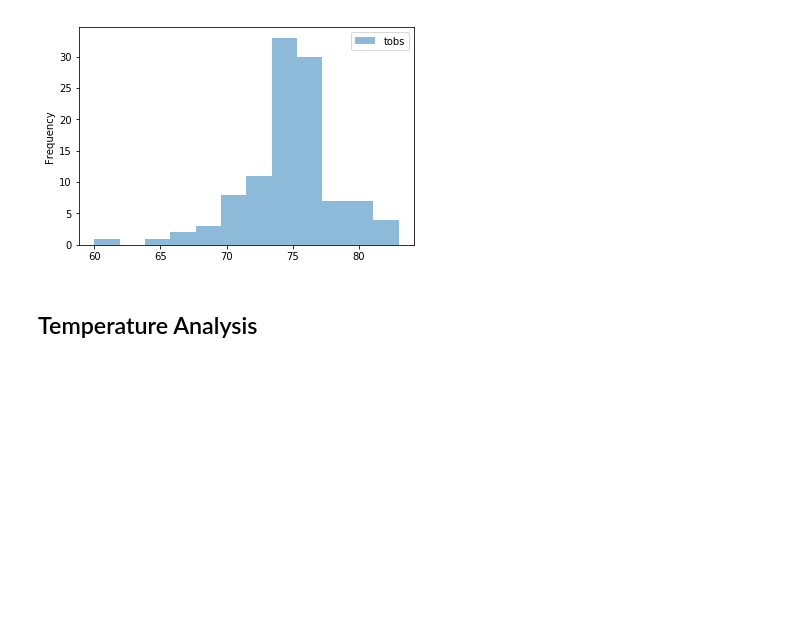
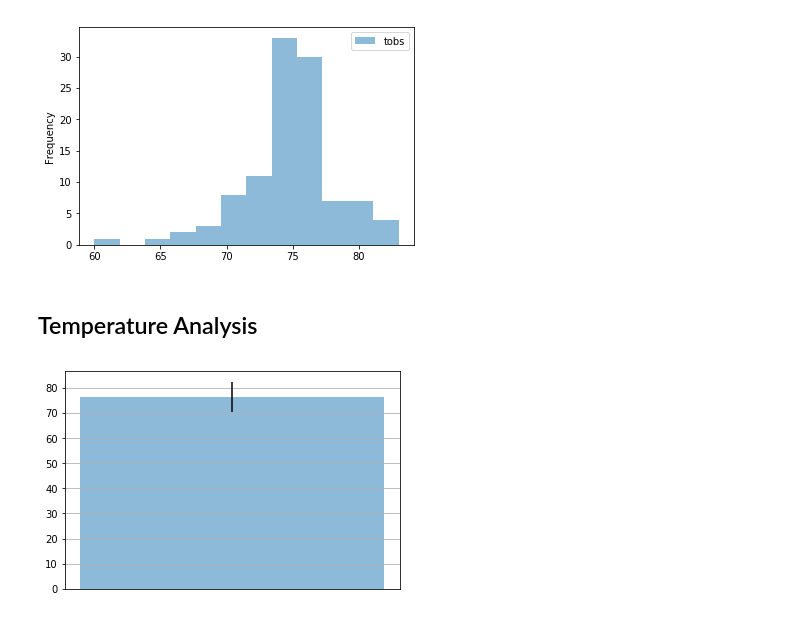
Before and after one commit to tokunami/Hawaii-hw, a Jupyter notebook: climate_analysis.ipynb, the cells around one changed output. Cells and saved outputs as stored; diff of their text form; code cells hidden in the pictures; blank space fills up the shorter version.

Commit message:
add temp analysis on part3

```diff
--- a/climate_analysis.ipynb
+++ b/climate_analysis.ipynb
@@ -150,11 +150,26 @@ tobs_past12.loc[tobs_past12['name']== highestSt].plot.hist(bins=12, alpha=0.5)
 # %%
 # Write a function called calc_temps that will accept a start date and end date in the format %Y-%m-%d and return the minimum, average, and maximum temperatures for that range of dates.
 def calc_temps(start, end):
+#     TODO format check
+    tobs_DF = pd.read_sql(session.query(Mea.date, Sta.name, Mea.tobs).filter(Mea.station == Sta.station, Mea.date > start, Mea.date < end).order_by(Mea.date).statement, session.bind)
+    return {
+        'min': tobs_DF.describe().loc[tobs_DF.describe().index=='min']['tobs'][0],
+        'avg': tobs_DF.describe().loc[tobs_DF.describe().index=='mean']['tobs'][0],
+        'max': tobs_DF.describe().loc[tobs_DF.describe().index=='max']['tobs'][0]
+    }
 # %%
+data=calc_temps('2017-05-01', '2017-05-03')
 # Use the calc_temps function to calculate the min, avg, and max temperatures for your trip using the matching dates from the previous year (i.e. use "2017-01-01" if your trip start date was "2018-01-01")
 
 # Plot the min, avg, and max temperature from your previous query as a bar chart.
-
-
 # Use the average temperature as the bar height.
 # Use the peak-to-peak (tmax-tmin) value as the y error bar (yerr).
+plt.bar(0,data['avg'],yerr=data['max']-data['min'], alpha=0.5)
+plt.xticks([1],['avg'])
+# ax=plt.subplot()
+# ax.set_ylabel('Temp (F)')
+
+ax.grid()
+plt.show()
+# %% [output]
+[figure, added]
```
